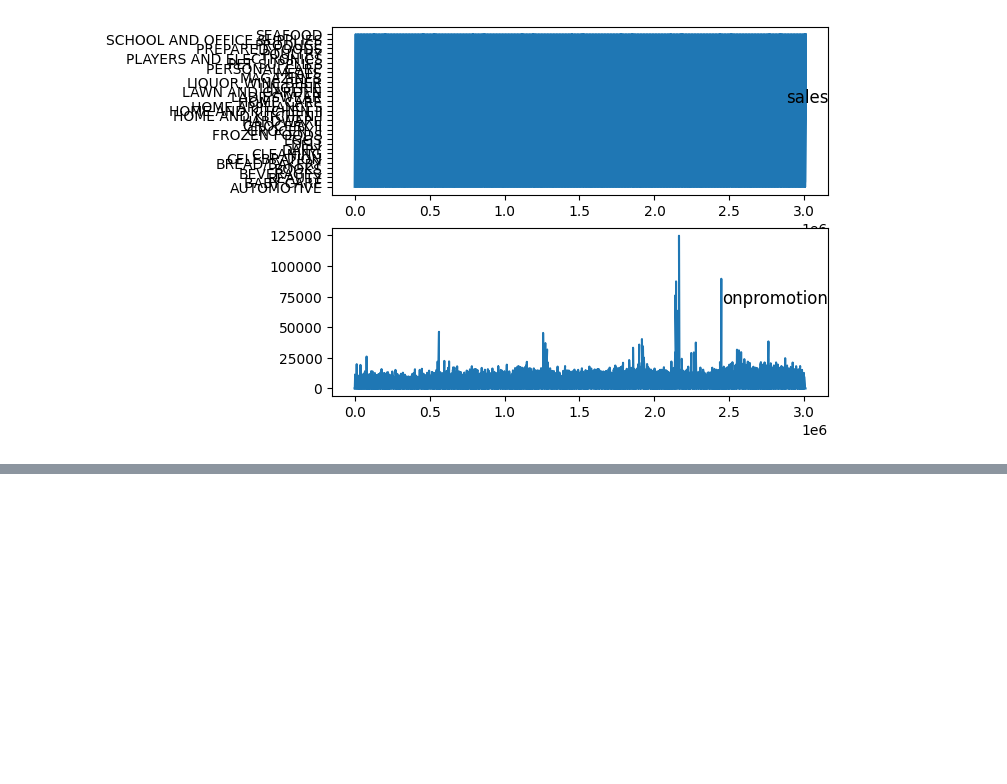
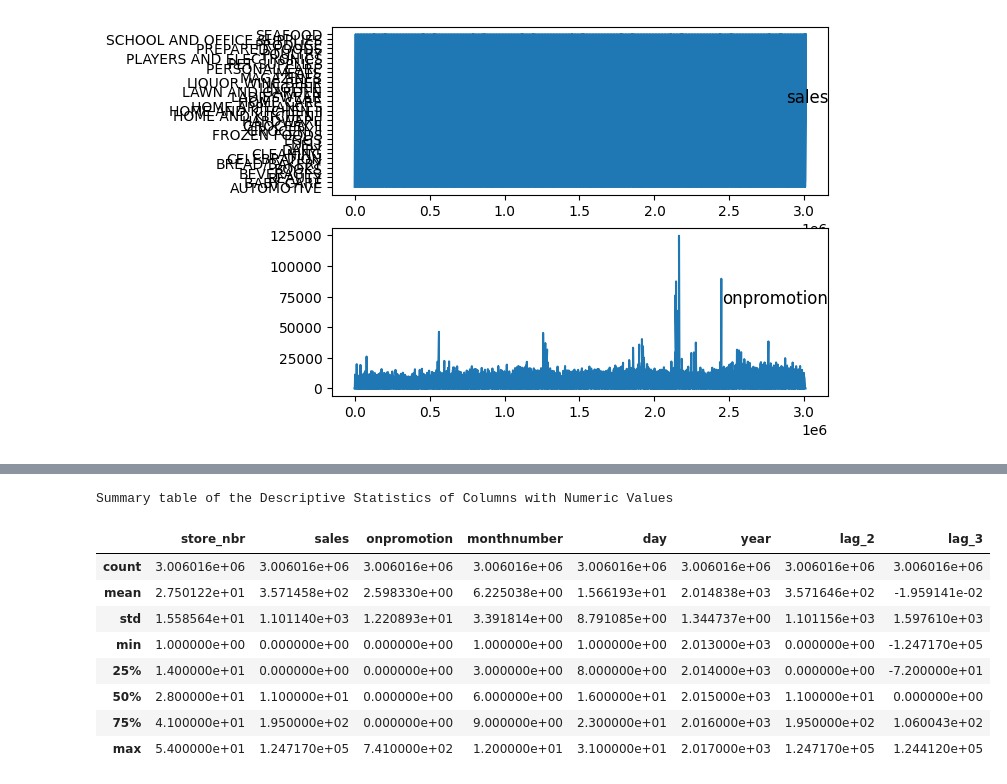
Before and after one commit to kwasichrappah/Time_series_analysis, a Jupyter notebook: sales_forecast.ipynb, the cells around one changed output, grey strips where cells are left out. Drawn from its saved outputs; the diff is of its cells as text; code cells hidden in the pictures; blank space fills up the shorter version.

```diff
--- a/sales_forecast.ipynb
+++ b/sales_forecast.ipynb
@@ -1415,0 +1439,16 @@ for group in groups:
+# %%
+# Looking at the descriptive statistics of the columns with numeric values
+numerics = [column for column in train_ml.columns if (train_ml[column].dtype != "O")]
+print("Summary table of the Descriptive Statistics of Columns with Numeric Values")
+train_ml[numerics].describe()
+# %% [output]
+Summary table of the Descriptive Statistics of Columns with Numeric Values
+|  | store_nbr | sales | onpromotion | monthnumber | day | year | lag_2 | lag_3 |
+| count | 3.006016e+06 | 3.006016e+06 | 3.006016e+06 | 3.006016e+06 | 3.006016e+06 | 3.006016e+06 | 3.006016e+06 | 3.006016e+06 |
+| mean | 2.750122e+01 | 3.571458e+02 | 2.598330e+00 | 6.225038e+00 | 1.566193e+01 | 2.014838e+03 | 3.571646e+02 | -1.959141e-02 |
+| std | 1.558564e+01 | 1.101140e+03 | 1.220893e+01 | 3.391814e+00 | 8.791085e+00 | 1.344737e+00 | 1.101156e+03 | 1.597610e+03 |
+| min | 1.000000e+00 | 0.000000e+00 | 0.000000e+00 | 1.000000e+00 | 1.000000e+00 | 2.013000e+03 | 0.000000e+00 | -1.247170e+05 |
+| 25% | 1.400000e+01 | 0.000000e+00 | 0.000000e+00 | 3.000000e+00 | 8.000000e+00 | 2.014000e+03 | 0.000000e+00 | -7.200000e+01 |
+| 50% | 2.800000e+01 | 1.100000e+01 | 0.000000e+00 | 6.000000e+00 | 1.600000e+01 | 2.015000e+03 | 1.100000e+01 | 0.000000e+00 |
+| 75% | 4.100000e+01 | 1.950000e+02 | 0.000000e+00 | 9.000000e+00 | 2.300000e+01 | 2.016000e+03 | 1.950000e+02 | 1.060043e+02 |
+| max | 5.400000e+01 | 1.247170e+05 | 7.410000e+02 | 1.200000e+01 | 3.100000e+01 | 2.017000e+03 | 1.247170e+05 | 1.244120e+05 |
```
Also changed, not shown: parts of 32 cells of this notebook.
